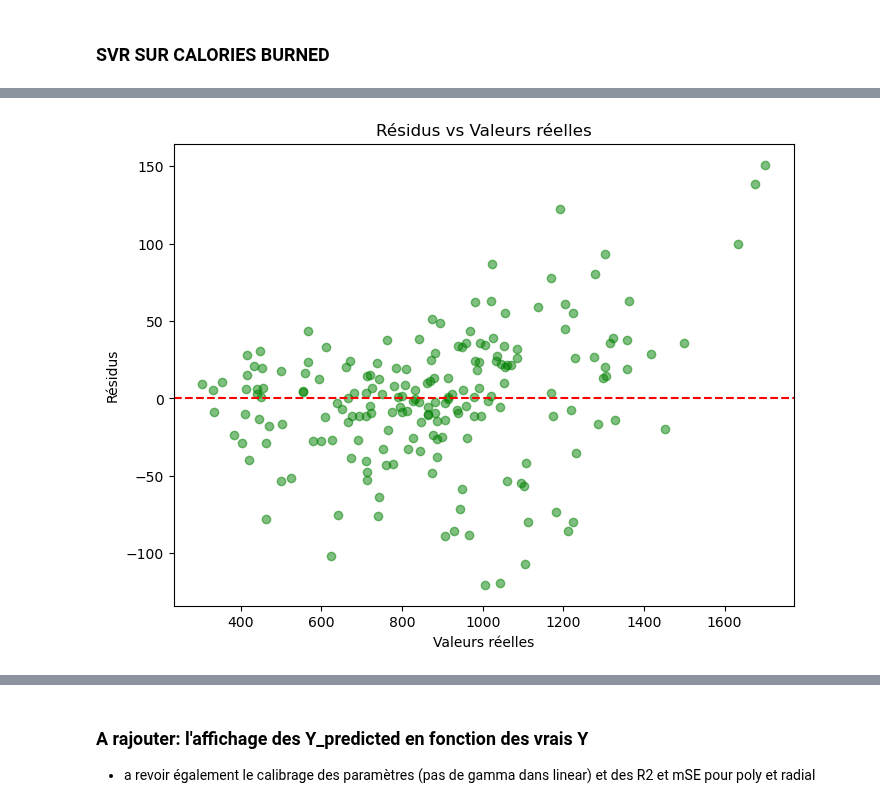
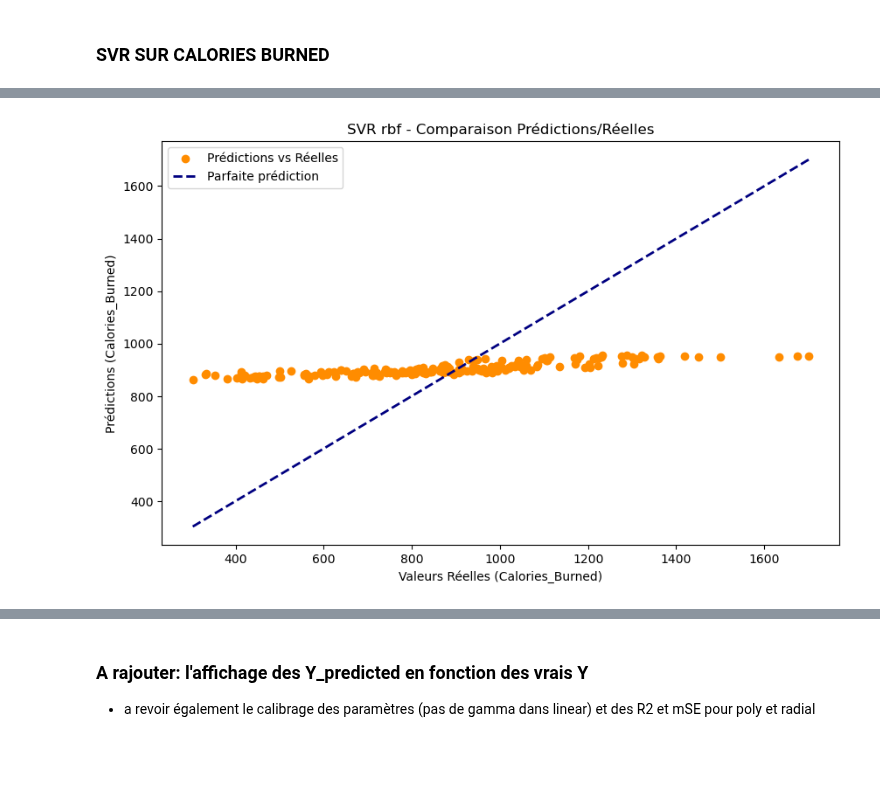
Before and after one commit to Dorianhgn/ProjetML4A, a Jupyter notebook: Calories_Burned/Sara/python.ipynb, the cells around one changed output, grey strips where cells are left out. Saved outputs shown, nothing was run; the diff lists cells and outputs as text; code cells hidden in the pictures; blank space fills up the shorter version.

```diff
--- a/Calories_Burned/Sara/python.ipynb
+++ b/Calories_Burned/Sara/python.ipynb
@@ -292,0 +263,16 @@ NameError: name 'lasso' is not defined
+# %%
+from sklearn.linear_model import Ridge, RidgeCV, Lasso
+lasso1= Lasso(alpha=10)
+lasso1.fit(X_train_calories_scaled, y_train_calories)
+train_score_lasso1=lasso1.score(X_train_calories_scaled, y_train_calories)
+test_score_lasso1=lasso1.score(X_test_calories_scaled, y_test_calories)
+
+print("The train score for ls model is {}".format(train_score_lasso1))
+print("The test score for ls model is {}".format(test_score_lasso1))
+
+coef_calories_lasso1 = pd.Series(lasso1.coef_, index=X_train_calories.columns)
+coef_calories_lasso1.sort_values().plot(kind='barh', figsize=(10, 6))
+plt.title('Coefficients du modèle Lasso pour Calories Burned')
+plt.show()
+# Afficher le nombre de variables conservées et éliminées
+print(f"Lasso conserve {sum(coef_calories_lasso1 != 0)} variables et en supprime {sum(coef_calories_lasso1 == 0)}")
@@ -428,51 +559,26 @@ Après avoir analysé les performances du modèle Lasso et identifié l'alpha op
 # %%
-import pandas as pd
-from sklearn.svm import SVR
-from sklearn.model_selection import GridSearchCV
+param_rbf=[{'C': [0.1, 1, 10, 100, 1000], 'gamma': [1, 0.1, 0.01, 0.001, 0.0001], 'kernel': ['rbf']}]
+parmopt_rbf = GridSearchCV(SVR(), param_rbf, refit = True, verbose = 3)
+parmopt_rbf.fit(X_train_calories_scaled, y_train_calories)
+print(parmopt_rbf.best_params_)
+svr_rbf=SVR(kernel='rbf')
+svr_rbf.fit(X_train_calories_scaled, y_train_calories)
+y_pred_svr_rbf = svr_rbf.predict(X_test_calories_scaled)
 
-
-
-#calibrage des paramètres c et gamma
-param = [{'C': [0.1, 1, 10, 100, 1000], 'gamma': [1, 0.1, 0.01, 0.001, 0.0001], 'kernel': ['linear']}]
-parmopt = GridSearchCV(SVR(), param, refit = True, verbose = 3)
-parmopt.fit(X_train_calories_scaled, y_train_calories)
-print(parmopt.best_params_)
-
-svr_lin = SVR(kernel='linear')
-svr_rbf = SVR(kernel='rbf')
-svr_poly = SVR(kernel='poly')
-
-svr_lin.fit(X_train_calories_scaled, y_train_calories)
-svr_rbf.fit(X_train_calories_scaled, y_train_calories)
-svr_poly.fit(X_train_calories_scaled, y_train_calories)
-
-y_pred_svr_lin = svr_lin.predict(X_test_calories_scaled)
-y_pred_svr_rbf = svr_rbf.predict(X_test_calories_scaled)
-y_pred_svr_poly = svr_poly.predict(X_test_calories_scaled)
-
-
-#print(len(residuals))
-#print(len(y_test_calories))
-
-plt.figure(figsize=(8, 6))
-plt.scatter(y_test_calories, residuals, color='green', alpha=0.5)
-plt.axhline(y=0, color='red', linestyle='--')
-plt.xlabel('Valeurs réelles')
-plt.ylabel('Résidus')
-plt.title('Résidus vs Valeurs réelles')
+plt.figure(figsize=(10, 6))
+plt.scatter(y_test_calories, y_pred_svr_rbf, color='darkorange', label='Prédictions vs Réelles')
+plt.plot([y_test_calories.min(), y_test_calories.max()],
+         [y_test_calories.min(), y_test_calories.max()],
+         color='navy', lw=2, linestyle='--', label='Parfaite prédiction')
+plt.xlabel('Valeurs Réelles (Calories_Burned)')
+plt.ylabel('Prédictions (Calories_Burned)')
+plt.legend()
+plt.title('SVR rbf - Comparaison Prédictions/Réelles')
 plt.show()
 
-from sklearn.metrics import mean_squared_error, r2_score
-
-# Calculer le coefficient de détermination R²
-r2_svr_lin = r2_score(y_test_calories, y_pred_svr_lin)
-print(f"R² pour SVR linéaire: {r2_svr_lin}")
-
-# Calculer l'erreur quadratique moyenne (MSE)
-mse_svr_lin = mean_squared_error(y_test_calories, y_pred_svr_lin)
-print(f"MSE pour SVR linéaire: {mse_svr_lin}")
-
-
-#plt.plot(y_pred_svr_lin,y_train_calories, 'o', color='red', label='SVR linéaire')
+R2_score_rbf= r2_score(y_test_calories,y_pred_svr_rbf)
+print(f"R² pour SVR rbf: {R2_score_rbf}")
+mse_svr_rbf = mean_squared_error(y_test_calories, y_pred_svr_rbf)
+print(f"MSE pour SVR rbf: {mse_svr_rbf}")
 # %% [output]
 Fitting 5 folds for each of 25 candidates, totalling 125 fits
@@ -495 +601 @@ Fitting 5 folds for each of 25 candidates, totalling 125 fits
-[figure, old version]
+[figure, new version]
```
Also changed, not shown: parts of 16 cells of this notebook.
